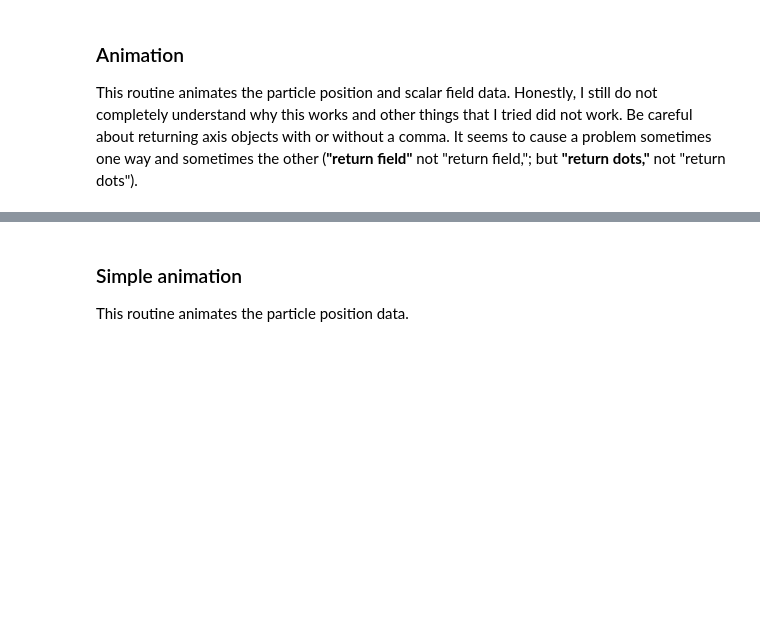
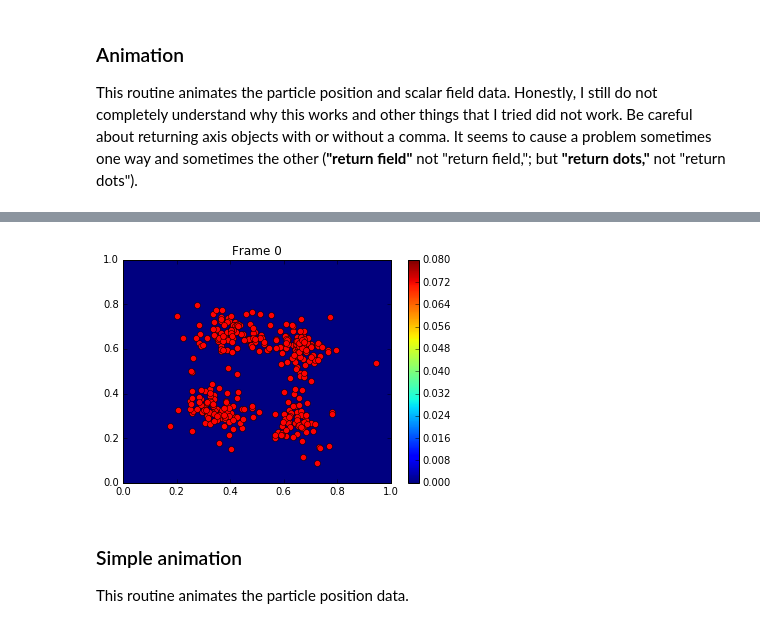
Before and after one commit to Louminator/Plankton_Signal_RT, a Jupyter notebook: LouNBs/Experiment1.ipynb, the cells around one changed output, grey strips where cells are left out. Drawn from its saved outputs; the diff is of its cells as text; code cells hidden in the pictures; blank space fills up the shorter version.

```diff
--- a/LouNBs/Experiment1.ipynb
+++ b/LouNBs/Experiment1.ipynb
@@ -174,7 +172,7 @@ def animate(k):
 
     return field,dots,
 
-anim = matplotlib.animation.FuncAnimation(fig,animate,frames=range(0,len(scalar_store),2),
+anim = matplotlib.animation.FuncAnimation(fig,animate,frames=range(0,len(scalar_store),4),
                                           interval=50,blit=False,repeat=True)
 
 # Uncomment if you want to save it to a file.  Requires mencoder or ffmpeg or some writer utility to generate the file.
@@ -186,3 +182,4 @@ plt.show()
+[figure, added]
 # %% [markdown]
 ### Simple animation
 
```
Also changed, not shown: parts of 3 cells of this notebook, 2 other files.
